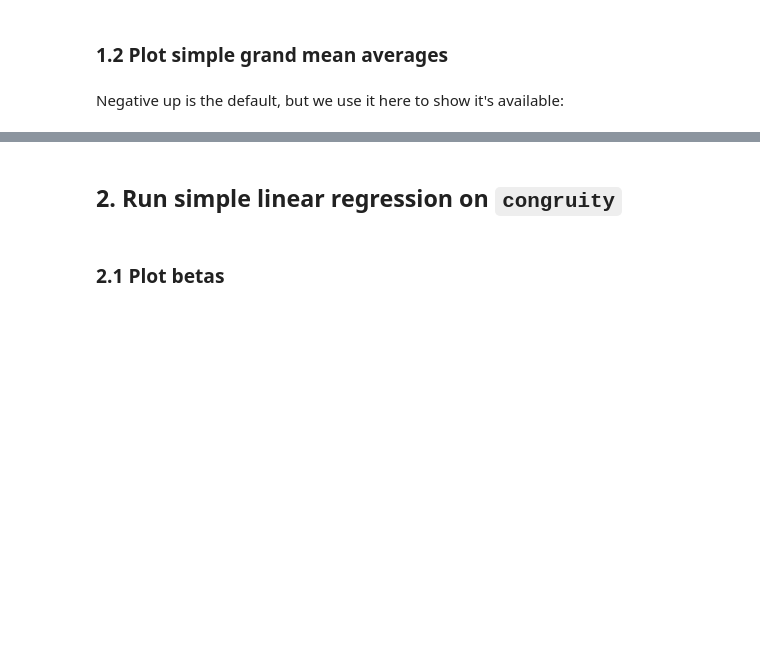
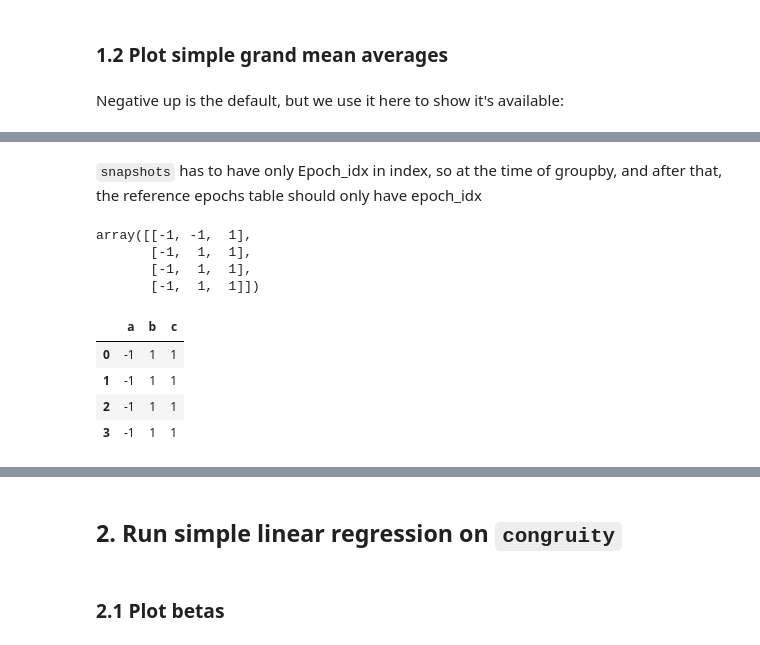
Before and after one commit to kutaslab/fitgrid, a Jupyter notebook: Demo.ipynb, the cells around one changed output, grey strips where cells are left out. Drawn from its saved outputs; the diff is of its cells as text; code cells hidden in the pictures; blank space fills up the shorter version.

```diff
--- a/Demo.ipynb
+++ b/Demo.ipynb
@@ -29,0 +53,2 @@ Negative up is the default, but we use it here to show it's available:
+# %% [markdown]
+`snapshots` has to have only Epoch_idx in index, so at the time of groupby, and after that, the reference epochs table should only have epoch_idx
@@ -29,0 +57,9 @@ Negative up is the default, but we use it here to show it's available:
+# %%
+np.where(df > 5, 1, -1)
+# %% [output]
+array([[-1, -1,  1],
+       [-1,  1,  1],
+       [-1,  1,  1],
+       [-1,  1,  1]])
+# %%
+df = pd.read_clipboard(header=None).dropna()
@@ -29,0 +68,8 @@ Negative up is the default, but we use it here to show it's available:
+# %%
+pd.cut((df - 5).stack(), [-np.inf, 0, np.inf], labels=[-1, 1], right=False).unstack()
+# %% [output]
+|  | a | b | c |
+| 0 | -1 | 1 | 1 |
+| 1 | -1 | 1 | 1 |
+| 2 | -1 | 1 | 1 |
+| 3 | -1 | 1 | 1 |
```
Also changed, not shown: parts of 15 cells of this notebook, 2 other files.
